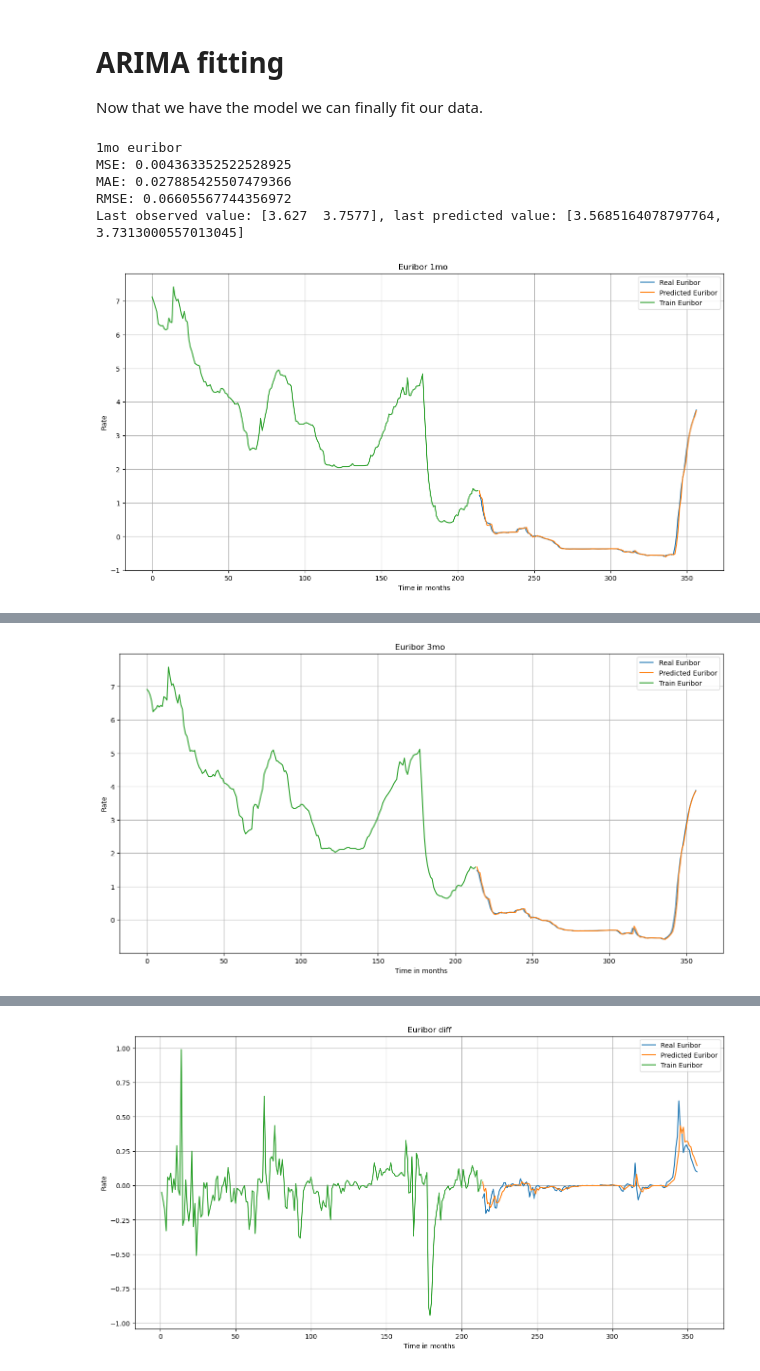
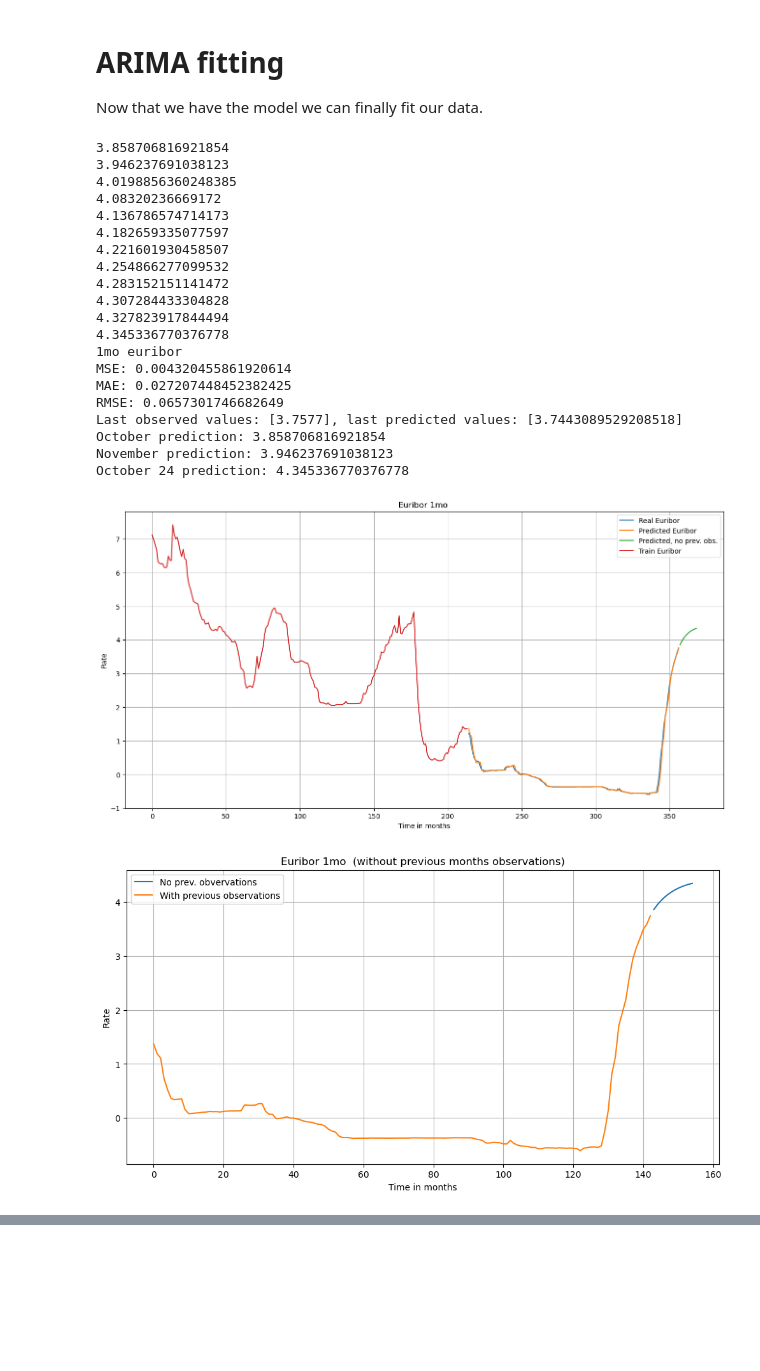
Before and after one commit to IDS-miniproject/euribor-predictor, a Jupyter notebook: autoregression_analysis/arima.ipynb, the cells around one changed output, grey strips where cells are left out. Saved outputs shown, nothing was run; the diff lists cells and outputs as text; code cells hidden in the pictures; blank space fills up the shorter version.

Commit message:
Improved data handling

```diff
--- a/autoregression_analysis/arima.ipynb
+++ b/autoregression_analysis/arima.ipynb
@@ -166,6 +166,7 @@ import math
 # %%
 # helper that does the actual ARIMA forecasting
 def forecast(predictions, history, test_data):
+    # predict next months rate
     for t in range(len(test_data)):
         model = ARIMA(history, order=(2,1,2))
         model_fit = model.fit()
@@ -174,49 +175,100 @@ def forecast(predictions, history, test_data):
         obs = test_data[t]
         history.append(obs)
         #print('predicted=%f, expected=%f' % (yhat, obs))
+
+def one_year_forecast(predictions, history):
+    for i in range(1,13):
+        model = ARIMA(history, order=(2,1,2))
+        model_fit = model.fit()
+        yhat = model_fit.forecast()[0]
+        history.append(yhat)
+        predictions.append(yhat)
+        print(yhat)
+# %%
+# this column was just to make the previous data analysis easier
+df = df.drop(['diff_3mo'], axis=1)
 # %%
 # fit the model
+
 # loop through 1/3/6/12 mo interest rates in data frame
-
-# split into train and test sets
 for (colName, colData) in df.items():
     X = colData.values
+    # split into train and test sets
     size = int(len(X) * 0.6)
     train, test = X[0:size], X[size:len(X)]
     history = [x for x in train]
-    predictions = list()
+    predictions = []
+
     # rolling forecast
     forecast(predictions, history, test)
+
+    # forecasting the unknown (12 month forecast)
+    pred_1yr = []
+    one_year_forecast(pred_1yr, history)
 
     print(colName)
     # evaluate performance
     mse = mean_squared_error(test, predictions)
     print(f"MSE: {mse}")
     mae = mean_absolute_error(test, predictions)
     print(f"MAE: {mae}")
     rmse = math.sqrt(mean_squared_error(test, predictions))
     print(f"RMSE: {rmse}")
-    print(f"Last observed values: {test[-3:]}, last predicted values: {predictions[-3:]}")
+    print(f"Last observed values: {test[-1:]}, last predicted values: {predictions[-1:]}")
+    print(f"October prediction: {pred_1yr[0]}")
+    print(f"November prediction: {pred_1yr[1]}")
+    print(f"October 24 prediction: {pred_1yr[11]}")
 
     # plot forecasts against actual outcomes
-
     plt.figure(figsize=(16,8))
     plt.plot(np.arange(len(predictions)) + len(train), test)
     plt.plot(np.arange(len(predictions)) + len(train), predictions)
+    plt.plot(np.arange(len(pred_1yr)) + len(predictions) + len(train), pred_1yr)
     plt.plot(train)
 
 
-    plt.legend(['Real Euribor', 'Predicted Euribor','Train Euribor'])
+    plt.legend(['Real Euribor', 'Predicted Euribor', 'Predicted, no prev. obs.', 'Train Euribor'])
     plt.title(f"Euribor {colName[:4]}")
     plt.xlabel('Time in months')
     plt.ylabel('Rate')
     plt.grid(True)
-    plt.savefig(f"arima_model_{colName[:4]}.pdf")
+    plt.savefig(f"arima_model_{colName[:4]}.png")
     plt.show()
+
+    # closeup about the predictions
+    new_preds = predictions + pred_1yr
+    plt.figure(figsize=(12,6))
+    plt.plot(np.arange(len(pred_1yr))+len(predictions), pred_1yr)
+    plt.plot(predictions)
+
+
+    plt.legend(['No prev. obvervations', 'With previous observations'])
+    plt.title(f"Euribor {colName[:4]} (without previous months observations)")
+    plt.xlabel('Time in months')
+    plt.ylabel('Rate')
+    plt.grid(True)
+    plt.savefig(f"arima_model_pred_{colName[:4]}.png")
+    plt.show()
 # %% [output]
+3.858706816921854
+3.946237691038123
+4.0198856360248385
+4.08320236669172
+4.136786574714173
+4.182659335077597
+4.221601930458507
+4.254866277099532
+4.283152151141472
+4.307284433304828
+4.327823917844494
+4.345336770376778
 1mo euribor
-MSE: 0.004363352522528925
-MAE: 0.027885425507479366
-RMSE: 0.06605567744356972
-Last observed value: [3.627  3.7577], last predicted value: [3.5685164078797764, 3.7313000557013045]
+MSE: 0.004320455861920614
+MAE: 0.027207448452382425
+RMSE: 0.0657301746682649
+Last observed values: [3.7577], last predicted values: [3.7443089529208518]
+October prediction: 3.858706816921854
+November prediction: 3.946237691038123
+October 24 prediction: 4.345336770376778
-[figure, old version]
+[figure, new version]
+[figure, new version]
@@ -228 +294,0 @@ Last observed value: [3.7803 3.88  ], last predicted value: [3.7735860247745574,
-[figure, old version]
@@ -246 +338,0 @@ Last observed value: [0.1085 0.0997], last predicted value: [0.1753486812632352,
-[figure, old version]
```
Also changed, not shown: parts of 3 cells of this notebook, 1 other file.
